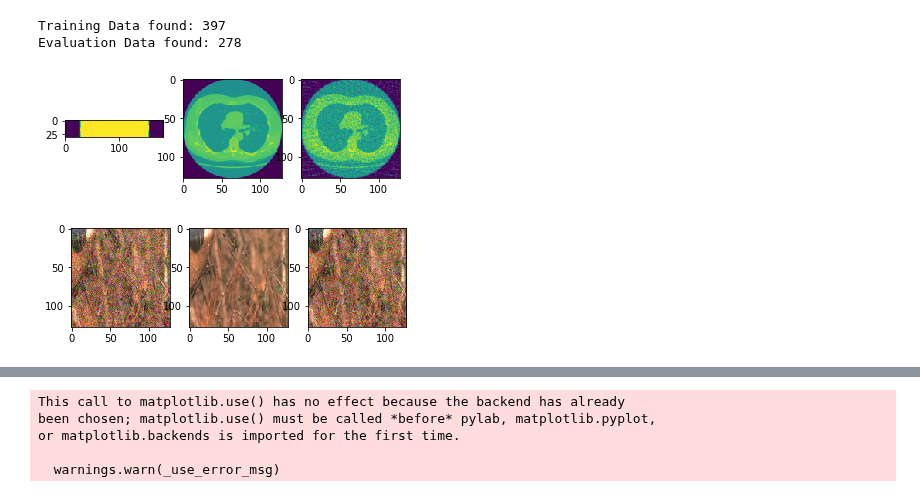
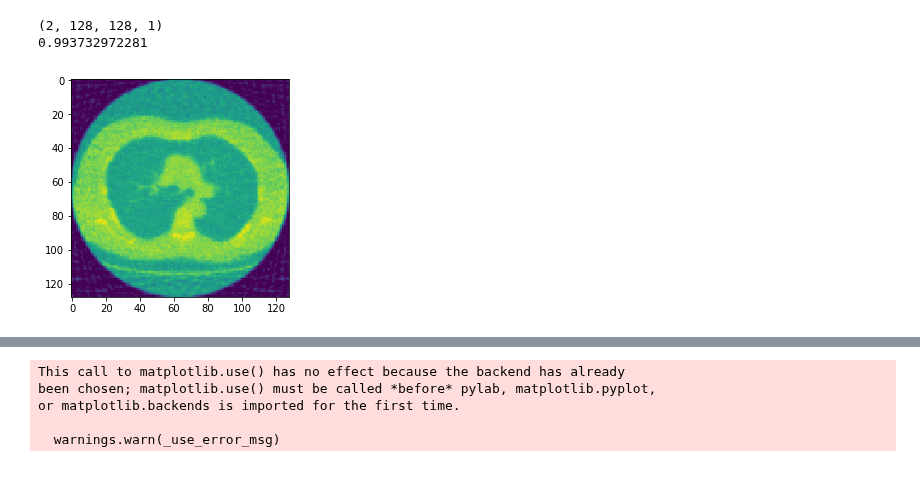
Before and after one commit to lunz-s/DeepAdverserialRegulariser, a Jupyter notebook: test.ipynb, the cells around one changed output, grey strips where cells are left out. Saved outputs shown, nothing was run; the diff lists cells and outputs as text; code cells hidden in the pictures.

```diff
--- a/test.ipynb
+++ b/test.ipynb
@@ -1,55 +1,42 @@
 # %%
 import matplotlib.pyplot as plt
 import numpy as np
 %matplotlib inline
 
 from forward_models import ct
 from forward_models import denoising
 
 from data_pips import BSDS
 
 from Framework import adversarial_regulariser
 from Framework import positiv_adversarial_regulariser
 from Framework import postprocessing
 from Framework import iterative_scheme
 from Framework import total_variation
 from Framework import generic_framework
 
 import util as ut
 
 from networks import multiscale_l1_classifier
 
-class ge_with_noise(generic_framework):
-    noise_level = 0.02
-ge = ge_with_noise()
-y, x_true, fbp = ge.generate_training_data(batch_size=1)
+y, x_true, fbp = adv_reg.generate_training_data(batch_size=2)
+fbp = adv_reg.unreg_mini(y, fbp)
+# generate random distribution for rays
+epsilon = np.random.uniform(size=(2))
+step, Was, reg, inter = adv_reg.sess.run([adv_reg.global_step, adv_reg.wasserstein_loss, adv_reg.regulariser_was,
+                                adv_reg.inter],
+                                             feed_dict={adv_reg.gen_im: fbp, adv_reg.true_im: x_true,
+                                                        adv_reg.random_uint: epsilon})
+print(inter.shape)
+print(epsilon[0])
 
 y = ut.cut_image(y)
+inter = ut.cut_image(inter)
 fbp = ut.cut_image(fbp)
 plt.figure()
-plt.subplot(131)
-plt.imshow(y[0,...,0])
-plt.subplot(132)
-plt.imshow(x_true[0,...,0])
-plt.subplot(133)
-plt.imshow(fbp[0,...,0])
+plt.imshow(inter[0,...,0])
 plt.show()
 # %% [output]
-Training Data found: 397
-Evaluation Data found: 278
+(2, 128, 128, 1)
+0.993732972281
-[figure, old version]
+[figure, new version]
-# %%
-y, x_true, fbp = adv_reg.generate_training_data(1)
-y = ut.cut_image(y)
-fbp = ut.cut_image(fbp)
-plt.figure()
-plt.subplot(131)
-plt.imshow(y[0,...])
-plt.subplot(132)
-plt.imshow(x_true[0,...])
-plt.subplot(133)
-plt.imshow(fbp[0,...])
-plt.show()
-print(ut.l2_norm(y-x_true))
-# %% [output]
-[figure, removed]
```
Also changed, not shown: parts of 3 cells of this notebook, 2 other files.
